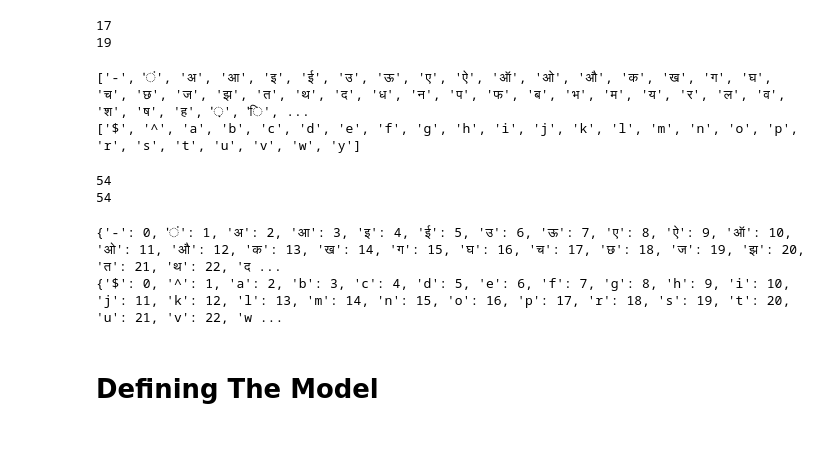
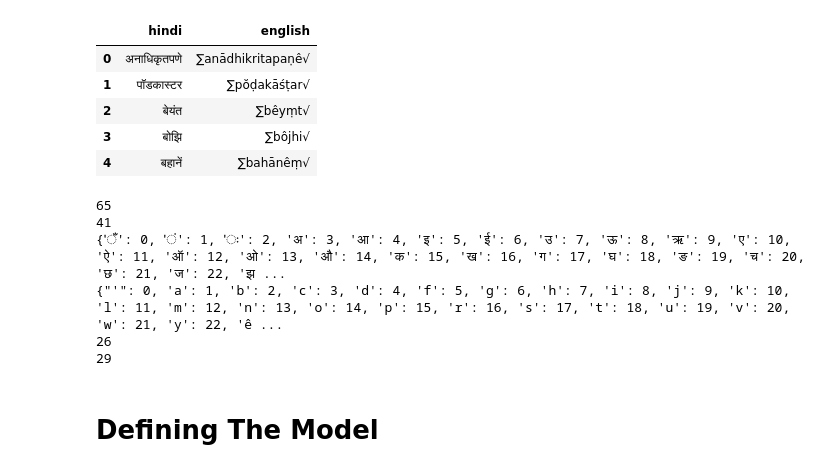
Before and after one commit to m-jere/ai-hindi-transliteration, a Jupyter notebook: Transliteration.ipynb, the cells around one changed output. Saved outputs shown, nothing was run; the diff lists cells and outputs as text; code cells hidden in the pictures; blank space fills up the shorter version.

```diff
--- a/Transliteration.ipynb
+++ b/Transliteration.ipynb
@@ -182 +140,21 @@ english text shape : (754,)
+# %%
+train = train.astype(str)
+train['hindi'] = train['hindi'].str.strip()
+train['english'] = train['english'].str.strip()
+
+sos = '∑' #these can be any characters
+eos = '√'
+
+train['english'] = sos + train['english'] + eos
+hindi = train['hindi']
+english = train['english']
+
+train.head()
+# %% [output]
+|  | hindi | english |
+| 0 | अनाधिकृतपणे | ∑anādhikritapaṇê√ |
+| 1 | पॉडकास्टर | ∑pŏḍakāśṭar√ |
+| 2 | बेयंत | ∑bêyṃt√ |
+| 3 | बोझि | ∑bôjhi√ |
+| 4 | बहानें | ∑bahānêṃ√ |
 # %%
@@ -184,33 +162,28 @@ train_hindi_text, val_hindi_text, train_english_text, val_english_text = train_t
-# %%
-max_input_len = max([len(text) for text in hindi_text])
-print(max_input_len)
-max_target_len = max([len(text) for text in english_text])
-print(max_target_len)
-# %% [output]
-17
-19
-# %%
-input_chars = sorted(list(set(''.join(hindi_text))))
-print(input_chars)
-target_chars = sorted(list(set(''.join(english_text))))
-print(target_chars)
-# %% [output]
-['-', 'ं', 'अ', 'आ', 'इ', 'ई', 'उ', 'ऊ', 'ए', 'ऐ', 'ऑ', 'ओ', 'औ', 'क', 'ख', 'ग', 'घ', 'च', 'छ', 'ज', 'झ', 'त', 'थ', 'द', 'ध', 'न', 'प', 'फ', 'ब', 'भ', 'म', 'य', 'र', 'ल', 'व', 'श', 'ष', 'ह', '़', 'ि', ...
-['$', '^', 'a', 'b', 'c', 'd', 'e', 'f', 'g', 'h', 'i', 'j', 'k', 'l', 'm', 'n', 'o', 'p', 'r', 's', 't', 'u', 'v', 'w', 'y']
-# %%
-num_encoder_tokens = len(input_chars)
-print(num_encoder_tokens)
-num_decoder_tokens = len(target_chars)
-print(num_encoder_tokens)
-# %% [output]
-54
-54
-# %%
-input_char_index = dict((char, i) for i, char in enumerate(input_chars))
-print(input_char_index)
-target_char_index = dict((char, i) for i, char in enumerate(target_chars))
-print(target_char_index)
-# %% [output]
-{'-': 0, 'ं': 1, 'अ': 2, 'आ': 3, 'इ': 4, 'ई': 5, 'उ': 6, 'ऊ': 7, 'ए': 8, 'ऐ': 9, 'ऑ': 10, 'ओ': 11, 'औ': 12, 'क': 13, 'ख': 14, 'ग': 15, 'घ': 16, 'च': 17, 'छ': 18, 'ज': 19, 'झ': 20, 'त': 21, 'थ': 22, 'द ...
-{'$': 0, '^': 1, 'a': 2, 'b': 3, 'c': 4, 'd': 5, 'e': 6, 'f': 7, 'g': 8, 'h': 9, 'i': 10, 'j': 11, 'k': 12, 'l': 13, 'm': 14, 'n': 15, 'o': 16, 'p': 17, 'r': 18, 's': 19, 't': 20, 'u': 21, 'v': 22, 'w ...
+# %%
+#creating a sorted list of hindi characters
+input_chars = sorted(list(set(''.join(hindi))))
+print(len(input_chars))
+#creating a sorted list of english characters
+target_chars = sorted(list(set(''.join(english))))
+print(len(target_chars))
+
+num_encoder_tokens = len(input_chars)
+num_decoder_tokens = len(target_chars)
+
+input_char_index = dict((char, i) for i, char in enumerate(input_chars))
+print(input_char_index)
+target_char_index = dict((char, i) for i, char in enumerate(target_chars))
+print(target_char_index)
+
+max_input_len = max([len(text) for text in hindi])
+print(max_input_len)
+max_target_len = max([len(text) for text in english])
+print(max_target_len)
+# %% [output]
+65
+41
+{'ँ': 0, 'ं': 1, 'ः': 2, 'अ': 3, 'आ': 4, 'इ': 5, 'ई': 6, 'उ': 7, 'ऊ': 8, 'ऋ': 9, 'ए': 10, 'ऐ': 11, 'ऑ': 12, 'ओ': 13, 'औ': 14, 'क': 15, 'ख': 16, 'ग': 17, 'घ': 18, 'ङ': 19, 'च': 20, 'छ': 21, 'ज': 22, 'झ ...
+{"'": 0, 'a': 1, 'b': 2, 'c': 3, 'd': 4, 'f': 5, 'g': 6, 'h': 7, 'i': 8, 'j': 9, 'k': 10, 'l': 11, 'm': 12, 'n': 13, 'o': 14, 'p': 15, 'r': 16, 's': 17, 't': 18, 'u': 19, 'v': 20, 'w': 21, 'y': 22, 'ê ...
+26
+29
 # %%
```
Also changed, not shown: parts of 44 cells of this notebook.
